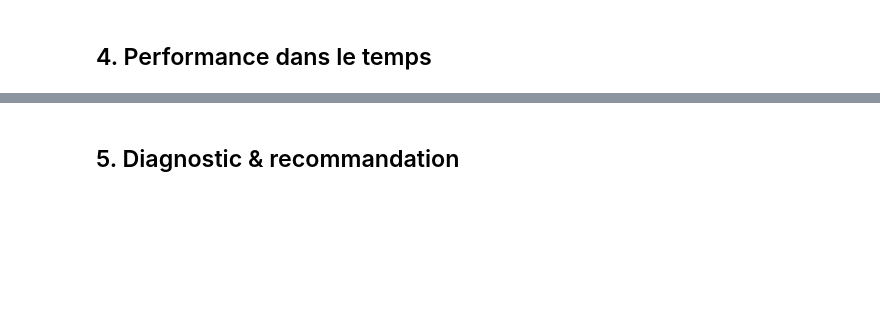
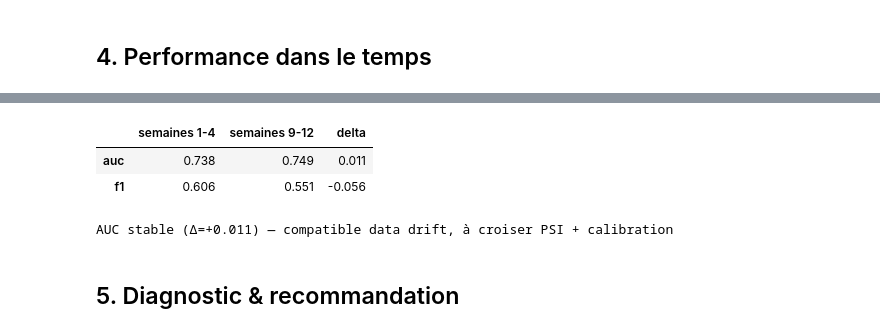
Before and after one commit to A949196/m6-b1-joelle-tom, a Jupyter notebook: notebooks/M6-B1_tom-joelle.ipynb, the cells around one changed output, grey strips where cells are left out. Drawn from its saved outputs; the diff is of its cells as text; code cells hidden in the pictures; blank space fills up the shorter version.

```diff
--- a/notebooks/M6-B1_tom-joelle.ipynb
+++ b/notebooks/M6-B1_tom-joelle.ipynb
@@ -442,3 +476,25 @@ Le modèle est sur-confiant : il surestime les probabilités.
+# %%
+# --- Début vs fin de période ---
+# L'AUC mesure le tri indépendamment du seuil ; le F1 dépend du seuil ET de la prévalence.
+DELTA_AUC_TOLERE = 0.03
+
+debut, fin = weekly.loc[1:4], weekly.loc[9:12]
+axe_auc = pd.DataFrame({
+    "semaines 1-4": debut[["auc", "f1"]].mean(),
+    "semaines 9-12": fin[["auc", "f1"]].mean(),
+})
+axe_auc["delta"] = axe_auc["semaines 9-12"] - axe_auc["semaines 1-4"]
+display(axe_auc.round(3))
+
+delta_auc = axe_auc.loc["auc", "delta"]
+auc_stable = abs(delta_auc) < DELTA_AUC_TOLERE
+print(f"AUC {'stable' if auc_stable else 'dégradée'} (Δ={delta_auc:+.3f}) — "
+      f"{'compatible data drift, à croiser PSI + calibration' if auc_stable else 'investiguer : concept drift ? population ? qualité ?'}")
+# %% [output]
+|  | semaines 1-4 | semaines 9-12 | delta |
+| auc | 0.738 | 0.749 | 0.011 |
+| f1 | 0.606 | 0.551 | -0.056 |
+AUC stable (Δ=+0.011) — compatible data drift, à croiser PSI + calibration
 # %% [markdown]
 ## 5. Diagnostic & recommandation
 # %%
```
Also changed, not shown: parts of 4 cells of this notebook.
